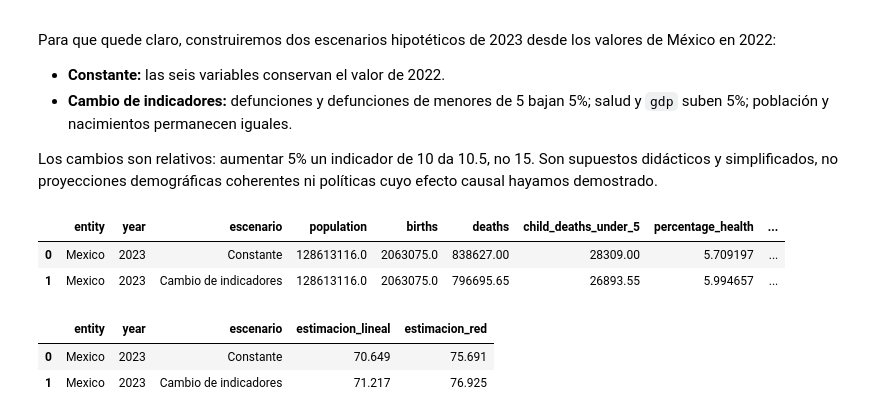
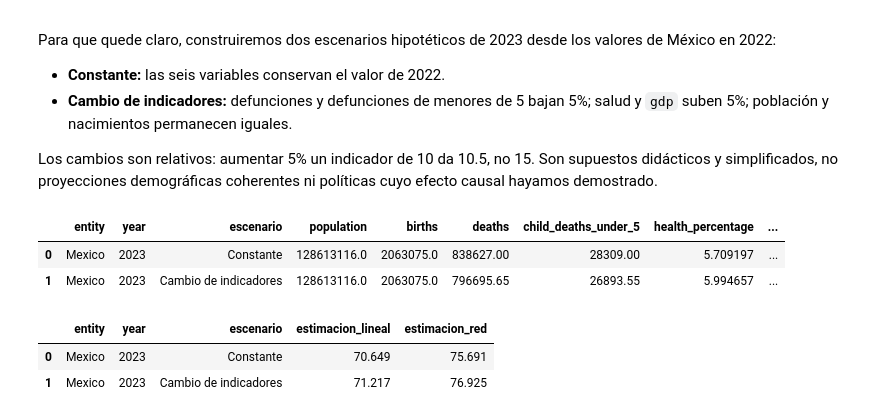
Before and after one commit to sebastianhernandez206/Big_Data, a Jupyter notebook: U2_1_Modelos/notebooks/U3_3_series_red_neuronal.ipynb, the cells around one changed output. Drawn from its saved outputs; the diff is of its cells as text; code cells hidden in the pictures.

```diff
--- a/U2_1_Modelos/notebooks/U3_3_series_red_neuronal.ipynb
+++ b/U2_1_Modelos/notebooks/U3_3_series_red_neuronal.ipynb
@@ -98,7 +98,7 @@ El archivo contiene siete variables medidas, incluyendo el objetivo, más tres c
 
 Consulta los metadatos originales de OWID antes de interpretar las unidades de `gdp` o la base del porcentaje de `percentage_health`. Aquí usamos los valores tal como aparecen en el CSV; sus nombres no bastan para confirmar su definición exacta.
 # %%
-predictoras = ["population", "births", "deaths", "child_deaths_under_5", "percentage_health", "gdp"]
+predictoras = ["population", "births", "deaths", "child_deaths_under_5", "health_percentage", "gdp"]
 
 objetivo = "life_expectancy"
 
@@ -416,20 +416,20 @@ Los cambios son relativos: aumentar 5% un indicador de 10 da 10.5, no 15. Son su
 # %%
 base_2022 = datos_pais.loc[datos_pais["year"] == 2022, predictoras].copy()
 base_2022 = base_2022.reset_index(drop=True)
 
 escenario_constante = base_2022.copy()
 escenario_cambio = base_2022.copy()
 escenario_cambio["deaths"] = escenario_cambio["deaths"] * 0.95
 escenario_cambio["child_deaths_under_5"] = escenario_cambio["child_deaths_under_5"] * 0.95
-escenario_cambio["percentage_health"] = escenario_cambio["percentage_health"] * 1.05
+escenario_cambio["health_percentage"] = escenario_cambio["health_percentage"] * 1.05
 escenario_cambio["gdp"] = escenario_cambio["gdp"] * 1.05
 
 entradas_escenarios = pd.concat([escenario_constante, escenario_cambio], ignore_index=True)
 escenarios = pd.DataFrame({"entity": [pais, pais], "year": [2023, 2023],
     "escenario": ["Constante", "Cambio de indicadores"]})
 display(pd.concat([escenarios, entradas_escenarios], axis=1))
 # %% [output]
-|  | entity | year | escenario | population | births | deaths | child_deaths_under_5 | percentage_health | ... |
+|  | entity | year | escenario | population | births | deaths | child_deaths_under_5 | health_percentage | ... |
 | 0 | Mexico | 2023 | Constante | 128613116.0 | 2063075.0 | 838627.00 | 28309.00 | 5.709197 | ... |
 | 1 | Mexico | 2023 | Cambio de indicadores | 128613116.0 | 2063075.0 | 796695.65 | 26893.55 | 5.994657 | ... |
 # %%
```
Also changed, not shown: parts of 6 cells of this notebook, 10 other files.
